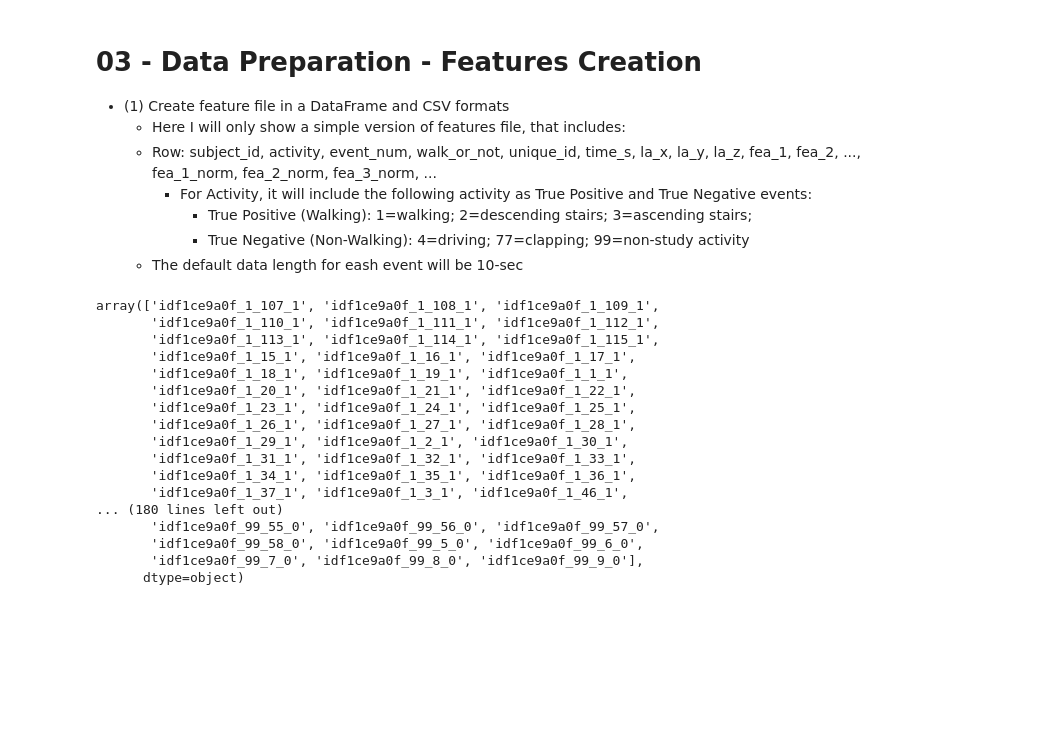
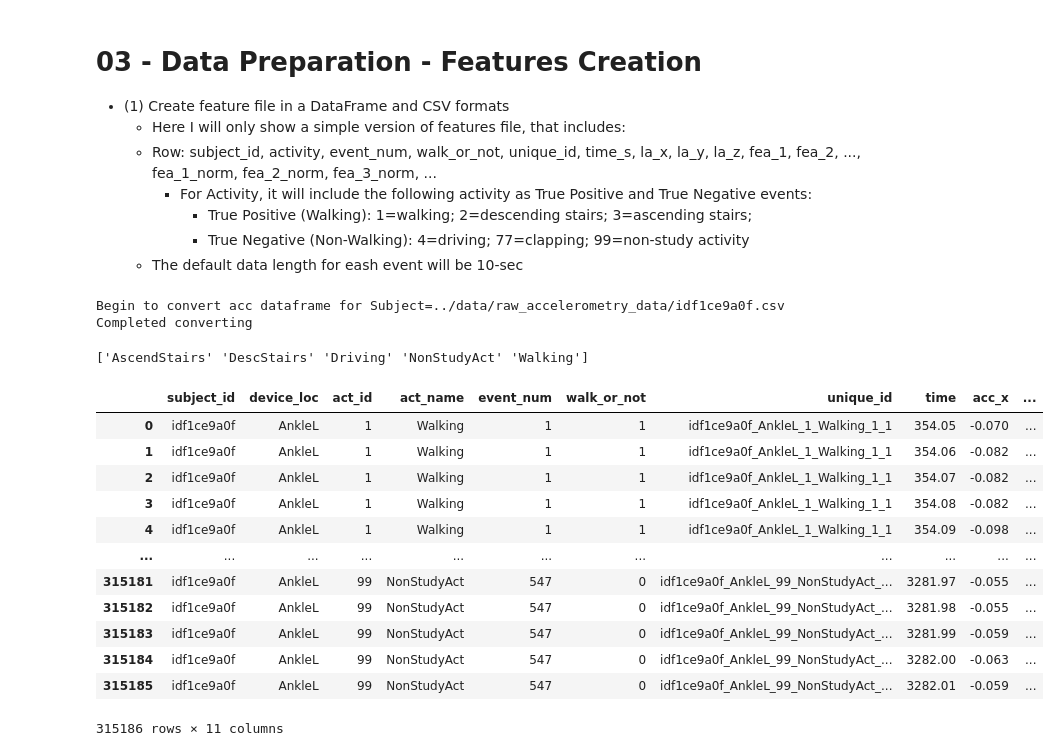
Before and after one commit to rkevinchao/walking_detection, a Jupyter notebook: source/03_data_preparation_features_creation.ipynb, the cells around one changed output. Drawn from its saved outputs; the diff is of its cells as text; code cells hidden in the pictures; blank space fills up the shorter version.

```diff
--- a/source/03_data_preparation_features_creation.ipynb
+++ b/source/03_data_preparation_features_creation.ipynb
@@ -26,12 +27,15 @@ fs = Constants.fs
 '''
 (1) Create feature file in a DataFrame and CSV formats
 '''
+
 # Load one accelerometer data file into dataframe
 load_id = 0     # Load the first CSV file from the file list
 file_id, df = utils.load_single_data(all_files, load_id)
+subject_id = file_id.split('/')[-1].split('.')[0]
+print('Begin to convert acc dataframe for Subject='+file_id)
 
 # General setting
-location_id = 'la'
+location_id = ['la']
 win_length = 6  # default will be 10-sec for each event
 win_shift = 3  # No overlapping between each event
 acc_inputs = ['la_x', 'la_y', 'la_z']   # Only select Left-Ankle for now
@@ -40,14 +44,18 @@ activities_TP = [1, 2, 3]               # 1=walking; 2=descending stairs; 3=asce
 activities_TN = [4, 77, 99]             # 4=driving; 77=clapping; 99=non-study activity;
 
 # Create an empty dataframe with defaulted column names
-columns_features = ['subject_id', 'activity', 'event_num', 'walk_or_not', 'unique_id', 'time_s', 'la_x', 'la_y', 'la_z']
+columns_features = ['subject_id', 'device_loc', 'act_id', 'act_name', 'event_num', 'walk_or_not', 'unique_id', 'time', 'acc_x', 'acc_y', 'acc_z']
 df_fea_all = pd.DataFrame(columns=columns_features)
+
+device_loc = utils.get_device_location_for_df(location_id[0])
 
 for activity in activities:
     # create a temporal dataframe
     df_fea_layer_1 = pd.DataFrame(columns=columns_features)
 
     df_act = df[df.activity==activity]
+    act_id = activity
+    act_name = utils.get_activity_type_for_df(activity)
 
     # Begin to cut data into several 10-sec events
     total_segments_sec = round( (df_act.time_s.iloc[-1]-df_act.time_s.iloc[0]) / ( win_length-(win_length-win_shift) ) )  # compute how many segmnets in second will be cut
@@ -68,21 +76,25 @@ for activity in activities:
                 df_fea_layer_2 = pd.DataFrame(columns=columns_features)
             else:
                 # Write the cut dataframe into a temporal feature dataframe
-                df_fea_layer_2['time_s'] = df_cut_tmp['time_s']
-                df_fea_layer_2['la_x'] = df_cut_tmp['la_x']
-                df_fea_layer_2['la_y'] = df_cut_tmp['la_y']
-                df_fea_layer_2['la_z'] = df_cut_tmp['la_z']
+                df_fea_layer_2['time'] = df_cut_tmp['time_s']
+                df_fea_layer_2['acc_x'] = df_cut_tmp['la_x']
+                df_fea_layer_2['acc_y'] = df_cut_tmp['la_y']
+                df_fea_layer_2['acc_z'] = df_cut_tmp['la_z']
 
                 # Write others values into the temporal feature dataframe
-                df_fea_layer_2['subject_id'] = file_id.split('/')[-1].split('.')[0]
-                df_fea_layer_2['activity'] = activity
+                df_fea_layer_2['subject_id'] = subject_id
+                df_fea_layer_2['device_loc'] = device_loc
+                df_fea_layer_2['act_id'] = act_id
+                df_fea_layer_2['act_name'] = act_name
                 df_fea_layer_2['event_num'] = count
+
+                unique_id_template = subject_id+'_'+device_loc+'_'+str(activity)+'_'+act_name+'_'+str(count)
                 if activity in activities_TP:
                     df_fea_layer_2['walk_or_not'] = 1
-                    df_fea_layer_2['unique_id'] = file_id.split('/')[-1].split('.')[0] + '_' + str(activity) + '_' + str(count) + '_1'
+                    df_fea_layer_2['unique_id'] = unique_id_template + '_1'
                 elif activity in activities_TN:
                     df_fea_layer_2['walk_or_not'] = 0
-                    df_fea_layer_2['unique_id'] = file_id.split('/')[-1].split('.')[0] + '_' + str(activity) + '_' + str(count) + '_0'
+                    df_fea_layer_2['unique_id'] = unique_id_template + '_0'
 
         # Reset dataframe index
         df_fea_layer_2 = df_fea_layer_2.reset_index(drop=True)
@@ -96,27 +108,31 @@ for activity in activities:
     df_fea_all = df_fea_all.reset_index(drop=True)
 
 # # Save the output dataframe to a parquet format (to save up to 90% of space)
-df_fea_all.to_parquet('../outputs/df_fea_la.parquet')
-df_fea_all.to_csv('../outputs/df_fea_la.csv')
+df_fea_all.to_parquet('../outputs/df_acc_la_'+subject_id+'.parquet')
+df_fea_all.to_csv('../outputs/df_acc_la_'+subject_id+'.csv')
+print('Completed converting')
+# %% [output]
+Begin to convert acc dataframe for Subject=../data/raw_accelerometry_data/idf1ce9a0f.csv
+Completed converting
 # %%
-df = pd.read_parquet('../outputs/df_fea_la.parquet')
-
-np.unique(df.unique_id)
+'''
+Show statistic of the features file for the first subject
+'''
+df = pd.read_parquet('../outputs/df_acc_la_idf1ce9a0f.parquet')
+print(np.unique(df.act_name))
+df
 # %% [output]
-array(['idf1ce9a0f_1_107_1', 'idf1ce9a0f_1_108_1', 'idf1ce9a0f_1_109_1',
-       'idf1ce9a0f_1_110_1', 'idf1ce9a0f_1_111_1', 'idf1ce9a0f_1_112_1',
-       'idf1ce9a0f_1_113_1', 'idf1ce9a0f_1_114_1', 'idf1ce9a0f_1_115_1',
-       'idf1ce9a0f_1_15_1', 'idf1ce9a0f_1_16_1', 'idf1ce9a0f_1_17_1',
-       'idf1ce9a0f_1_18_1', 'idf1ce9a0f_1_19_1', 'idf1ce9a0f_1_1_1',
-       'idf1ce9a0f_1_20_1', 'idf1ce9a0f_1_21_1', 'idf1ce9a0f_1_22_1',
-       'idf1ce9a0f_1_23_1', 'idf1ce9a0f_1_24_1', 'idf1ce9a0f_1_25_1',
-       'idf1ce9a0f_1_26_1', 'idf1ce9a0f_1_27_1', 'idf1ce9a0f_1_28_1',
-       'idf1ce9a0f_1_29_1', 'idf1ce9a0f_1_2_1', 'idf1ce9a0f_1_30_1',
-       'idf1ce9a0f_1_31_1', 'idf1ce9a0f_1_32_1', 'idf1ce9a0f_1_33_1',
-       'idf1ce9a0f_1_34_1', 'idf1ce9a0f_1_35_1', 'idf1ce9a0f_1_36_1',
-       'idf1ce9a0f_1_37_1', 'idf1ce9a0f_1_3_1', 'idf1ce9a0f_1_46_1',
-... (180 lines left out)
-       'idf1ce9a0f_99_55_0', 'idf1ce9a0f_99_56_0', 'idf1ce9a0f_99_57_0',
-       'idf1ce9a0f_99_58_0', 'idf1ce9a0f_99_5_0', 'idf1ce9a0f_99_6_0',
-       'idf1ce9a0f_99_7_0', 'idf1ce9a0f_99_8_0', 'idf1ce9a0f_99_9_0'],
-      dtype=object)
+['AscendStairs' 'DescStairs' 'Driving' 'NonStudyAct' 'Walking']
+|  | subject_id | device_loc | act_id | act_name | event_num | walk_or_not | unique_id | time | acc_x | ... |
+| 0 | idf1ce9a0f | AnkleL | 1 | Walking | 1 | 1 | idf1ce9a0f_AnkleL_1_Walking_1_1 | 354.05 | -0.070 | ... |
+| 1 | idf1ce9a0f | AnkleL | 1 | Walking | 1 | 1 | idf1ce9a0f_AnkleL_1_Walking_1_1 | 354.06 | -0.082 | ... |
+| 2 | idf1ce9a0f | AnkleL | 1 | Walking | 1 | 1 | idf1ce9a0f_AnkleL_1_Walking_1_1 | 354.07 | -0.082 | ... |
+| 3 | idf1ce9a0f | AnkleL | 1 | Walking | 1 | 1 | idf1ce9a0f_AnkleL_1_Walking_1_1 | 354.08 | -0.082 | ... |
+| 4 | idf1ce9a0f | AnkleL | 1 | Walking | 1 | 1 | idf1ce9a0f_AnkleL_1_Walking_1_1 | 354.09 | -0.098 | ... |
+| ... | ... | ... | ... | ... | ... | ... | ... | ... | ... | ... |
+| 315181 | idf1ce9a0f | AnkleL | 99 | NonStudyAct | 547 | 0 | idf1ce9a0f_AnkleL_99_NonStudyAct_... | 3281.97 | -0.055 | ... |
+| 315182 | idf1ce9a0f | AnkleL | 99 | NonStudyAct | 547 | 0 | idf1ce9a0f_AnkleL_99_NonStudyAct_... | 3281.98 | -0.055 | ... |
+| 315183 | idf1ce9a0f | AnkleL | 99 | NonStudyAct | 547 | 0 | idf1ce9a0f_AnkleL_99_NonStudyAct_... | 3281.99 | -0.059 | ... |
+| 315184 | idf1ce9a0f | AnkleL | 99 | NonStudyAct | 547 | 0 | idf1ce9a0f_AnkleL_99_NonStudyAct_... | 3282.00 | -0.063 | ... |
+| 315185 | idf1ce9a0f | AnkleL | 99 | NonStudyAct | 547 | 0 | idf1ce9a0f_AnkleL_99_NonStudyAct_... | 3282.01 | -0.059 | ... |
+315186 rows × 11 columns
```
Also changed, not shown: parts of 4 cells of this notebook.
